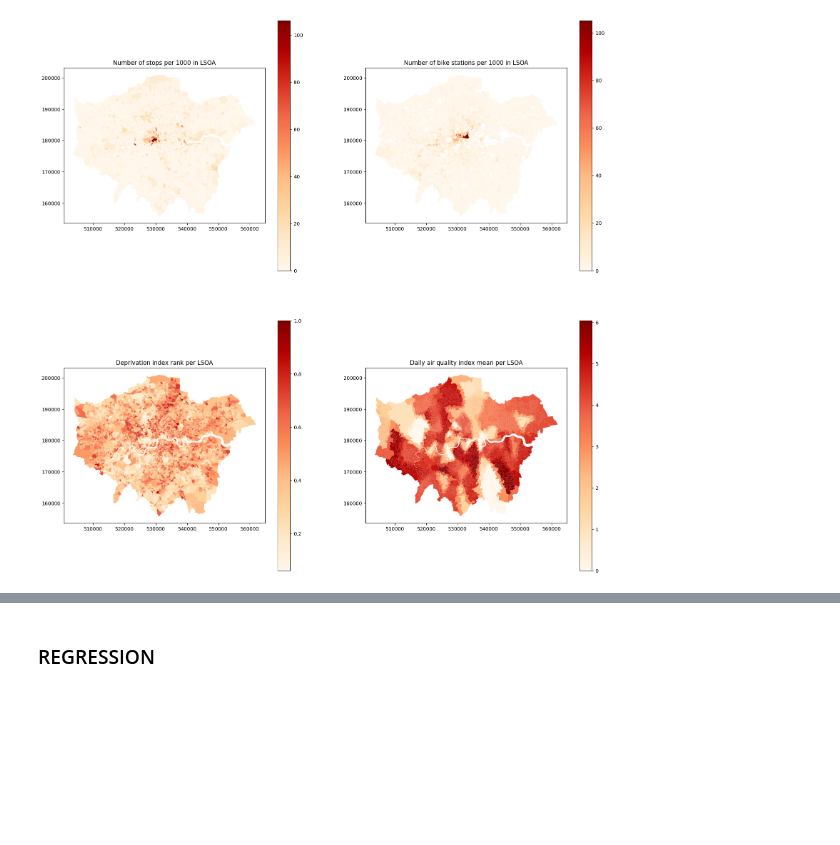
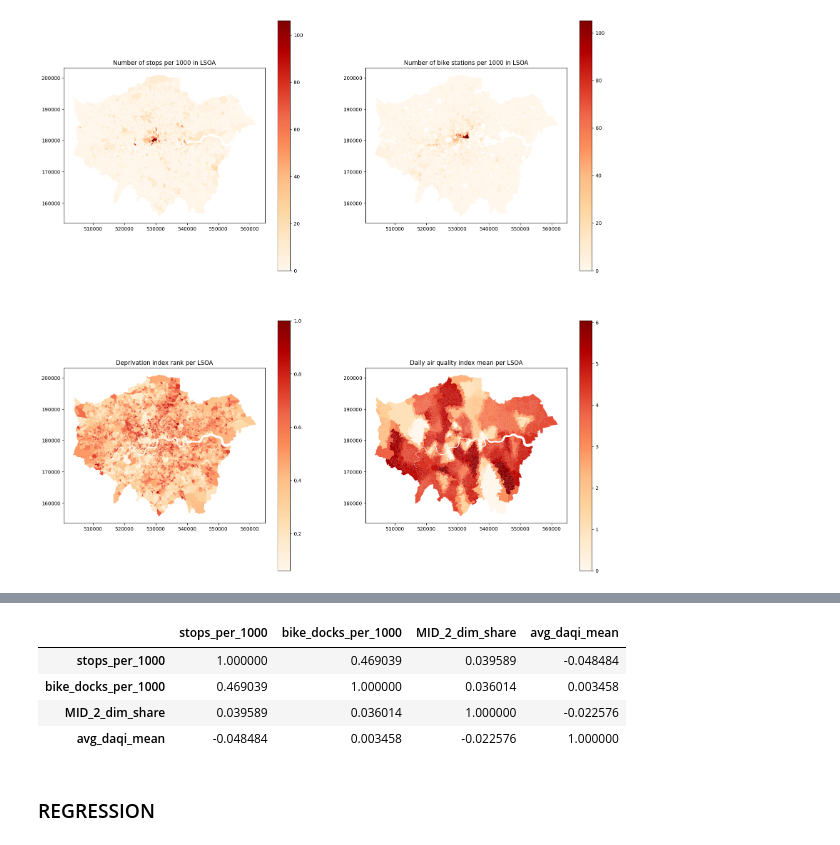
Before and after one commit to shaunhoang/cusp, a Jupyter notebook: calculation.ipynb, the cells around one changed output, grey strips where cells are left out. Cells and saved outputs as stored; diff of their text form; code cells hidden in the pictures; blank space fills up the shorter version.

```diff
--- a/calculation.ipynb
+++ b/calculation.ipynb
@@ -633,4 +632,14 @@ Index(['OBJECTID', 'LSOA21NM', 'GlobalID', 'geometry', 'population',
       dtype='object')
+# %%
+# COrrelation matrix of all variables
+
+lsoa_merge4[['stops_per_1000','bike_docks_per_1000','MID_2_dim_share','avg_daqi_mean']].corr()
+# %% [output]
+|  | stops_per_1000 | bike_docks_per_1000 | MID_2_dim_share | avg_daqi_mean |
+| stops_per_1000 | 1.000000 | 0.469039 | 0.039589 | -0.048484 |
+| bike_docks_per_1000 | 0.469039 | 1.000000 | 0.036014 | 0.003458 |
+| MID_2_dim_share | 0.039589 | 0.036014 | 1.000000 | -0.022576 |
+| avg_daqi_mean | -0.048484 | 0.003458 | -0.022576 | 1.000000 |
 # %% [markdown]
 ### REGRESSION
 # %%
```
Also changed, not shown: parts of 14 cells of this notebook.
